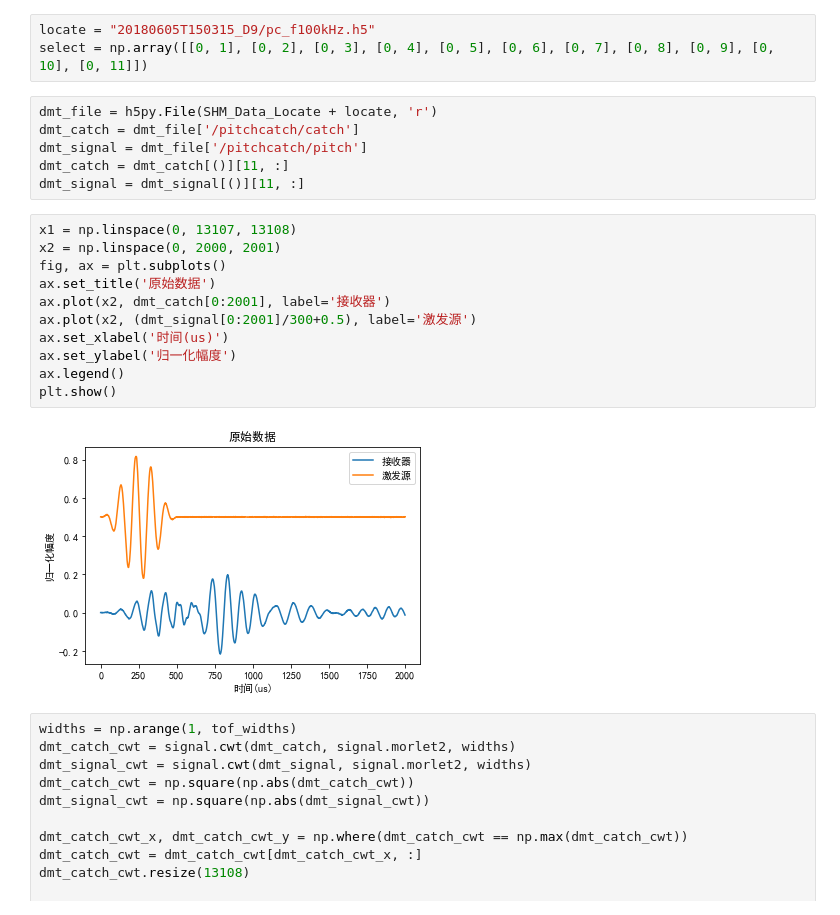
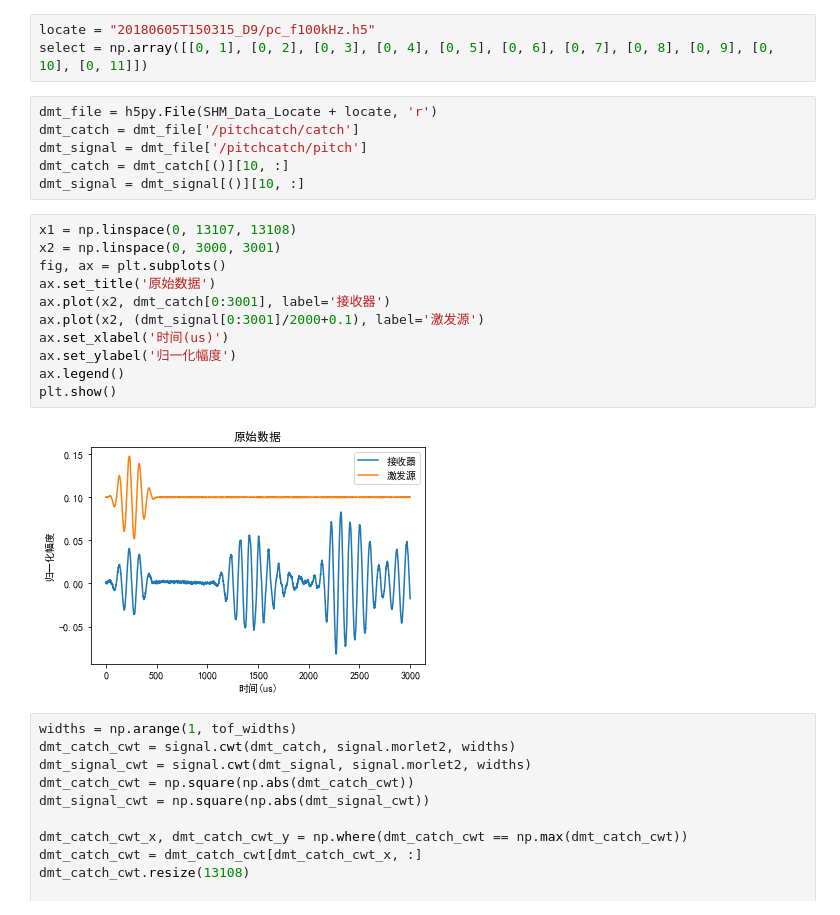
Before and after one commit to KeepNaivety3/Learning-Bayesian-Python-Rev, a Jupyter notebook: test.ipynb, the cells around one changed output. Drawn from its saved outputs; the diff is of its cells as text.

```diff
--- a/test.ipynb
+++ b/test.ipynb
@@ -64,21 +64,21 @@ select = np.array([[0, 1], [0, 2], [0, 3], [0, 4], [0, 5], [0, 6], [0, 7], [0, 8
 dmt_file = h5py.File(SHM_Data_Locate + locate, 'r')
 dmt_catch = dmt_file['/pitchcatch/catch']
 dmt_signal = dmt_file['/pitchcatch/pitch']
-dmt_catch = dmt_catch[()][11, :]
-dmt_signal = dmt_signal[()][11, :]
+dmt_catch = dmt_catch[()][10, :]
+dmt_signal = dmt_signal[()][10, :]
 # %%
 x1 = np.linspace(0, 13107, 13108)
-x2 = np.linspace(0, 2000, 2001)
+x2 = np.linspace(0, 3000, 3001)
 fig, ax = plt.subplots()
 ax.set_title('原始数据')
-ax.plot(x2, dmt_catch[0:2001], label='接收器')
-ax.plot(x2, (dmt_signal[0:2001]/300+0.5), label='激发源')
+ax.plot(x2, dmt_catch[0:3001], label='接收器')
+ax.plot(x2, (dmt_signal[0:3001]/2000+0.1), label='激发源')
 ax.set_xlabel('时间(us)')
 ax.set_ylabel('归一化幅度')
 ax.legend()
 plt.show()
 # %% [output]
-[figure, old version]
+[figure, new version]
 # %%
 widths = np.arange(1, tof_widths)
 dmt_catch_cwt = signal.cwt(dmt_catch, signal.morlet2, widths)
```
Also changed, not shown: parts of 5 cells of this notebook, 1 other file.
